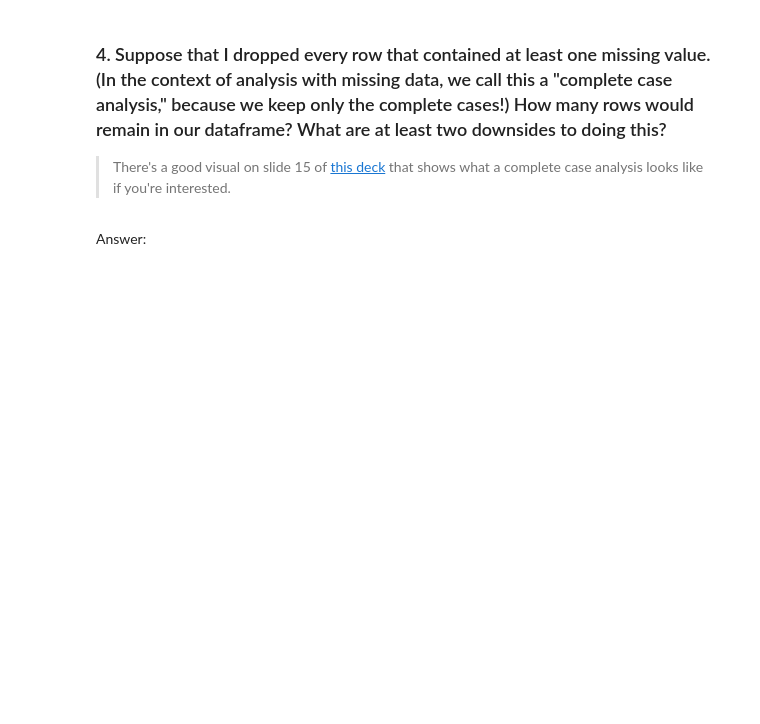
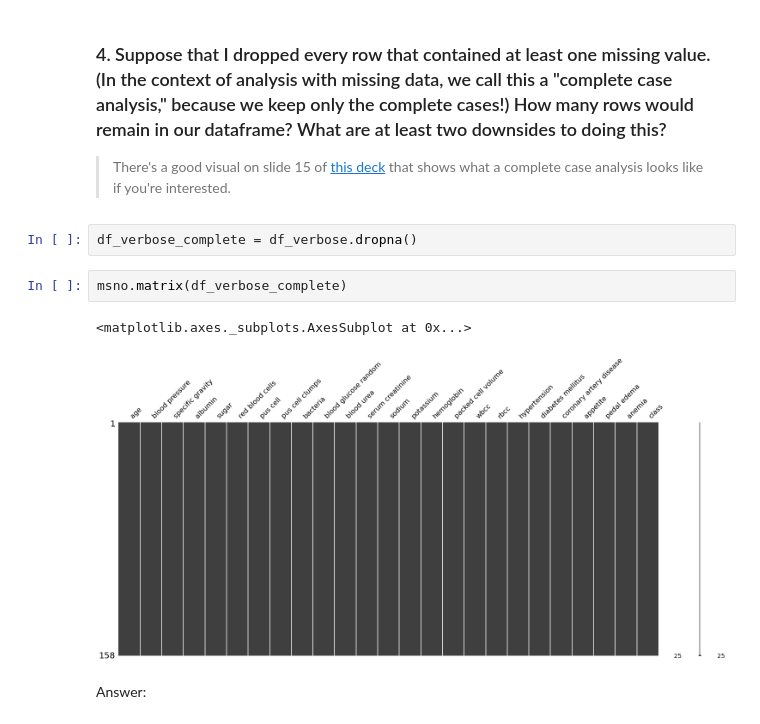
Before and after one commit to viviloaf/general-assembly, a Jupyter notebook: labs/4.02-lab-classification-model-evaluation-master/starter-code.ipynb, the cells around one changed output. Drawn from its saved outputs; the diff is of its cells as text; blank space fills up the shorter version.

```diff
--- a/labs/4.02-lab-classification-model-evaluation-master/starter-code.ipynb
+++ b/labs/4.02-lab-classification-model-evaluation-master/starter-code.ipynb
@@ -58,5 +364,12 @@ Answer:
 ### 4. Suppose that I dropped every row that contained at least one missing value. (In the context of analysis with missing data, we call this a "complete case analysis," because we keep only the complete cases!) How many rows would remain in our dataframe? What are at least two downsides to doing this?
 
 > There's a good visual on slide 15 of [this deck](https://liberalarts.utexas.edu/prc/_files/cs/Missing-Data.pdf) that shows what a complete case analysis looks like if you're interested.
+# %%
+df_verbose_complete = df_verbose.dropna()
+# %%
+msno.matrix(df_verbose_complete)
+# %% [output]
+<matplotlib.axes._subplots.AxesSubplot at 0x...>
+[figure, added]
 # %% [markdown]
 Answer:
```
Also changed, not shown: parts of 85 cells of this notebook.
